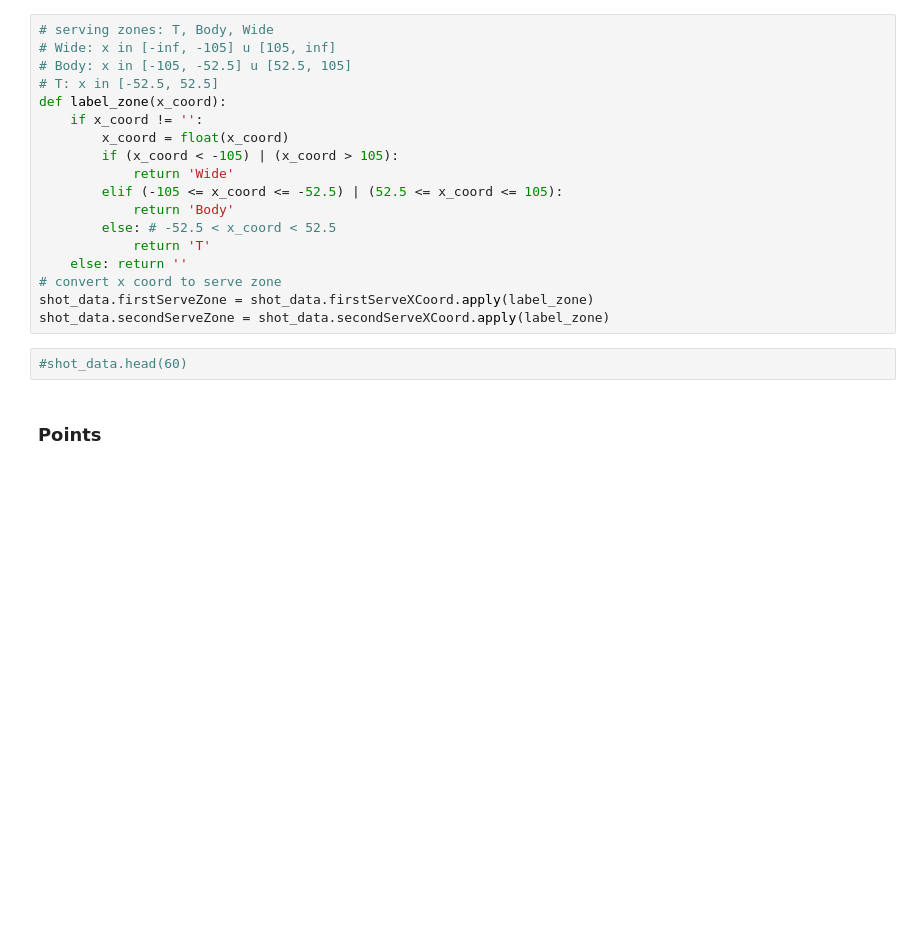
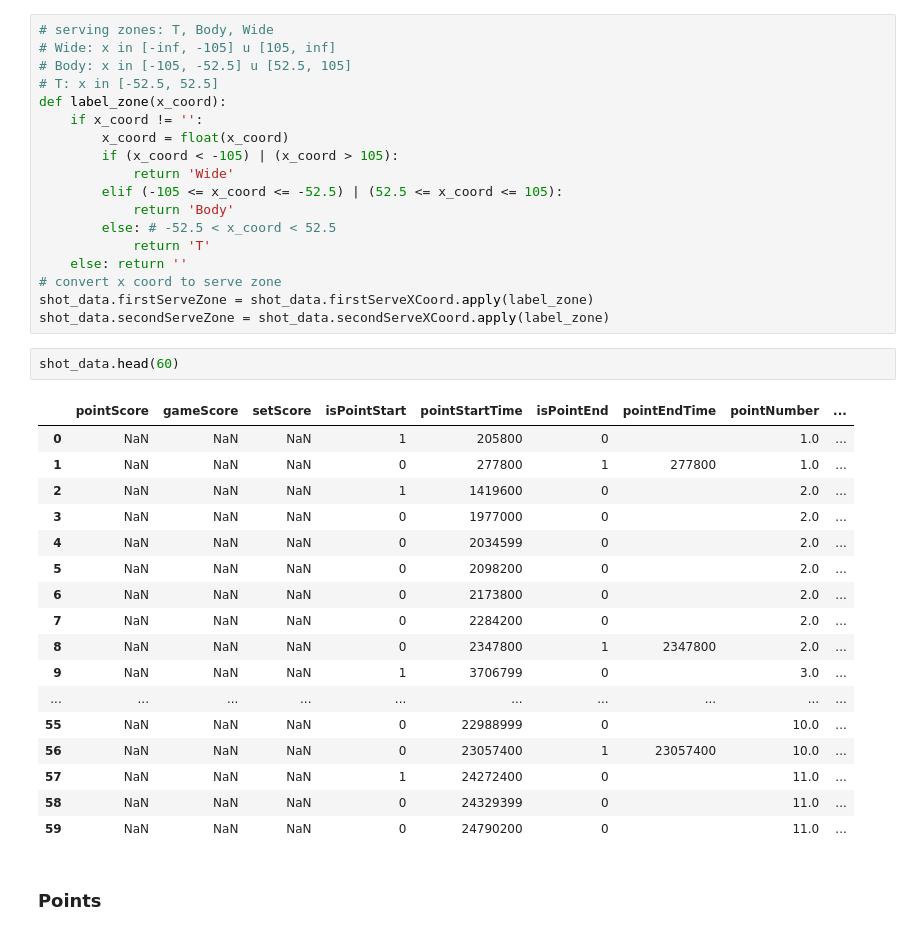
Before and after one commit to cjgimena/UCLA-Tennis-Consulting, a Jupyter notebook: SwingVision/SwingVisionTransformation.ipynb, the cells around one changed output. Drawn from its saved outputs; the diff is of its cells as text; blank space fills up the shorter version.

```diff
--- a/SwingVision/SwingVisionTransformation.ipynb
+++ b/SwingVision/SwingVisionTransformation.ipynb
@@ -320,7 +350,25 @@ def label_zone(x_coord):
 shot_data.firstServeZone = shot_data.firstServeXCoord.apply(label_zone)
 shot_data.secondServeZone = shot_data.secondServeXCoord.apply(label_zone)
 # %%
-#shot_data.head(60)
+shot_data.head(60)
+# %% [output]
+|  | pointScore | gameScore | setScore | isPointStart | pointStartTime | isPointEnd | pointEndTime | pointNumber | ... |
+| 0 | NaN | NaN | NaN | 1 | 205800 | 0 |  | 1.0 | ... |
+| 1 | NaN | NaN | NaN | 0 | 277800 | 1 | 277800 | 1.0 | ... |
+| 2 | NaN | NaN | NaN | 1 | 1419600 | 0 |  | 2.0 | ... |
+| 3 | NaN | NaN | NaN | 0 | 1977000 | 0 |  | 2.0 | ... |
+| 4 | NaN | NaN | NaN | 0 | 2034599 | 0 |  | 2.0 | ... |
+| 5 | NaN | NaN | NaN | 0 | 2098200 | 0 |  | 2.0 | ... |
+| 6 | NaN | NaN | NaN | 0 | 2173800 | 0 |  | 2.0 | ... |
+| 7 | NaN | NaN | NaN | 0 | 2284200 | 0 |  | 2.0 | ... |
+| 8 | NaN | NaN | NaN | 0 | 2347800 | 1 | 2347800 | 2.0 | ... |
+| 9 | NaN | NaN | NaN | 1 | 3706799 | 0 |  | 3.0 | ... |
+| ... | ... | ... | ... | ... | ... | ... | ... | ... | ... |
+| 55 | NaN | NaN | NaN | 0 | 22988999 | 0 |  | 10.0 | ... |
+| 56 | NaN | NaN | NaN | 0 | 23057400 | 1 | 23057400 | 10.0 | ... |
+| 57 | NaN | NaN | NaN | 1 | 24272400 | 0 |  | 11.0 | ... |
+| 58 | NaN | NaN | NaN | 0 | 24329399 | 0 |  | 11.0 | ... |
+| 59 | NaN | NaN | NaN | 0 | 24790200 | 0 |  | 11.0 | ... |
 # %% [markdown]
 ### Points
 # %%
```
Also changed, not shown: parts of 4 cells of this notebook.
